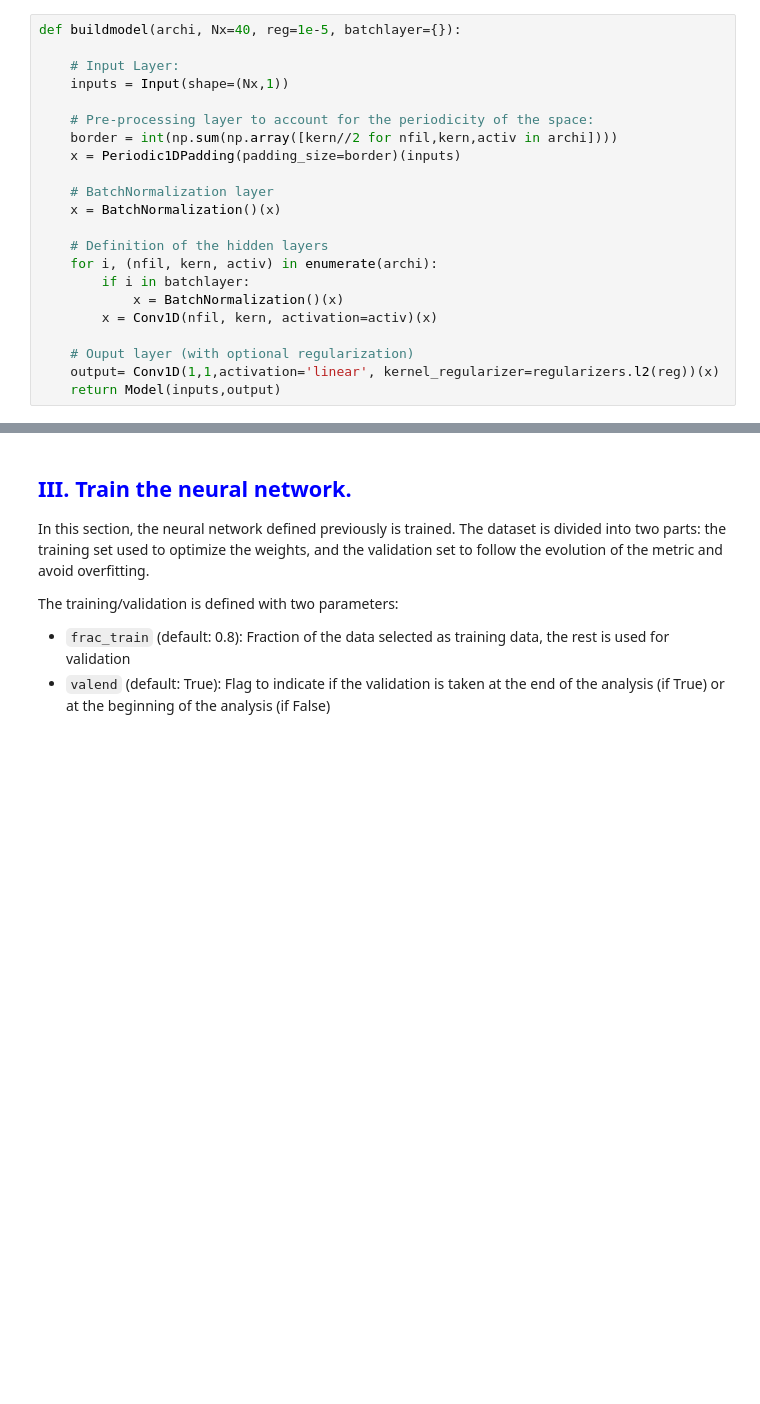
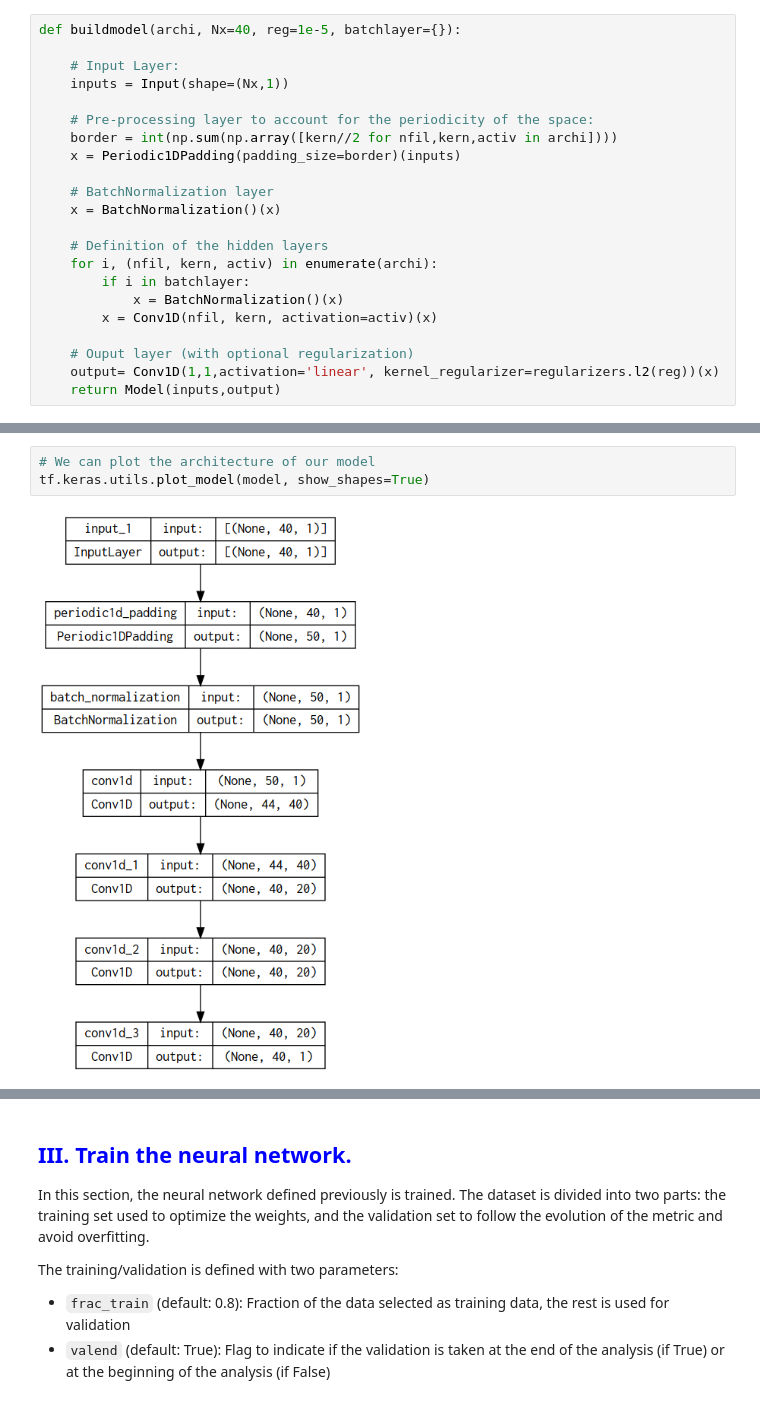
Before and after one commit to marcbocquet/2022-mooc-ecmwf-bocquet-brajard, a Jupyter notebook: mooc_ecmwf_bocquet_brajard_part2.ipynb, the cells around one changed output, grey strips where cells are left out. Saved outputs shown, nothing was run; the diff lists cells and outputs as text; blank space fills up the shorter version.

```diff
--- a/mooc_ecmwf_bocquet_brajard_part2.ipynb
+++ b/mooc_ecmwf_bocquet_brajard_part2.ipynb
@@ -189 +197,6 @@ model = buildmodel(archi)
 To enable them in other operations, rebuild TensorFlow with the appropriate compiler flags.
+# %%
+# We can plot the architecture of our model
+tf.keras.utils.plot_model(model, show_shapes=True)
+# %% [output]
+[figure, added]
```
Also changed, not shown: parts of 10 cells of this notebook, 5 other files.
